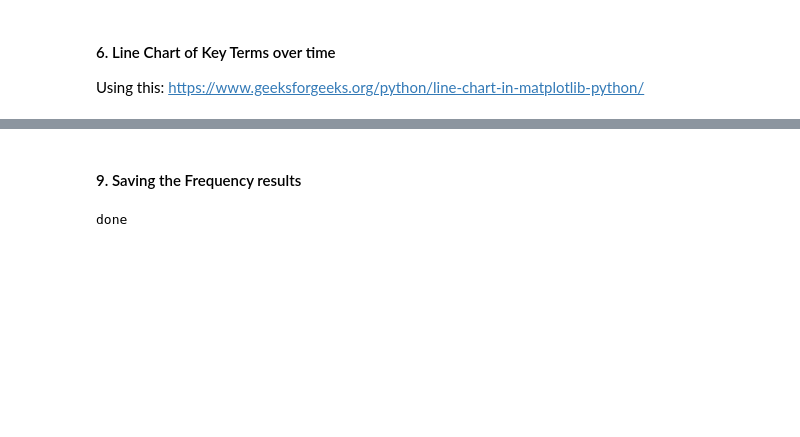
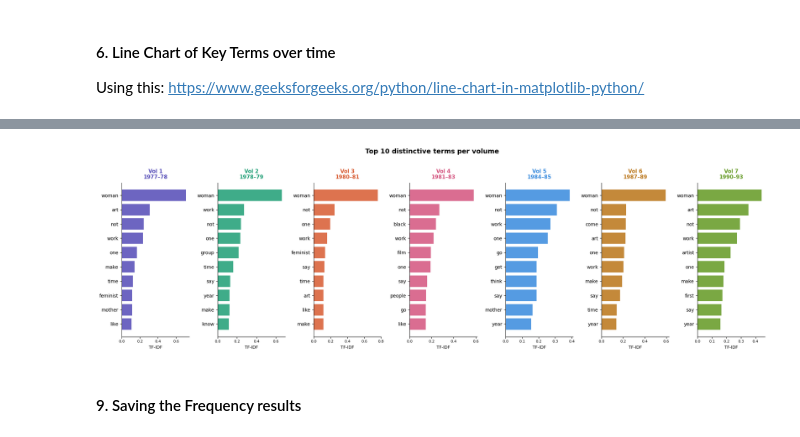
Before and after one commit to Soph-stara/master-thesis-code, a Jupyter notebook: notebooks/h1_analysis/12_analysis_h1.ipynb, the cells around one changed output, grey strips where cells are left out. Cells and saved outputs as stored; diff of their text form; code cells hidden in the pictures; blank space fills up the shorter version.

```diff
--- a/notebooks/h1_analysis/12_analysis_h1.ipynb
+++ b/notebooks/h1_analysis/12_analysis_h1.ipynb
@@ -189,11 +265,36 @@ Name: Vol4_early1990s, dtype: float64
+# %%
+import matplotlib.pyplot as plt
+import numpy as np
+
+fig, axes = plt.subplots(1, 7, figsize=(20, 6), sharey=False)
+
+colors = ["#534AB7", "#1D9E75", "#D85A30", "#D4537E", "#378ADD", "#BA7517", "#639922"]
+labels = ["Vol 1\n1977–78", "Vol 2\n1978–79", "Vol 3\n1980–81", "Vol 4\n1981–83",
+          "Vol 5\n1984–85", "Vol 6\n1987–89", "Vol 7\n1990–93"]
+
+for i, (volume, ax) in enumerate(zip(df_tfidf.index, axes)):
+    top10 = df_tfidf.loc[volume].sort_values(ascending=False).head(10)
+
+    ax.barh(range(len(top10)), top10.values, color=colors[i], alpha=0.85)
+    ax.set_yticks(range(len(top10)))
+    ax.set_yticklabels(top10.index, fontsize=10)
+    ax.invert_yaxis()
+    ax.set_title(labels[i], fontsize=11, fontweight="bold", color=colors[i], pad=8)
+    ax.set_xlabel("TF-IDF", fontsize=9)
+    ax.tick_params(axis="x", labelsize=8)
+    ax.spines[["top", "right"]].set_visible(False)
+
+fig.suptitle("Top 10 distinctive terms per volume", fontsize=14, fontweight="bold", y=1.02)
+plt.tight_layout()
+plt.savefig("/Users/sophiehamann/master-thesis-code/data/output_files/graph_tfidf_per_volume.png", bbox_inches="tight", dpi=150)
+plt.show()
+# %% [output]
+[figure, added]
 # %% [markdown]
 #### 9. Saving the Frequency results
 # %%
-df_freq.to_csv("/Users/sophiehamann/master-thesis-code/data/output_files/11_h1_frequency.csv", index=False)
-df_tfidf.to_csv("/Users/sophiehamann/master-thesis-code/data/output_files/11_h1_tfidf.csv")
-print("done")
+df_freq.to_csv("/Users/sophiehamann/master-thesis-code/data/processed/11_h1_frequency.csv", index=False)
+df_tfidf.to_csv("/Users/sophiehamann/master-thesis-code/data/processed/11_h1_tfidf.csv", index=False)
-# %% [output]
-done
 # %%
 issue_counts = df.groupby("volume")["issue"].nunique()
 print(issue_counts)
```
Also changed, not shown: parts of 17 cells of this notebook, 18 other files.
